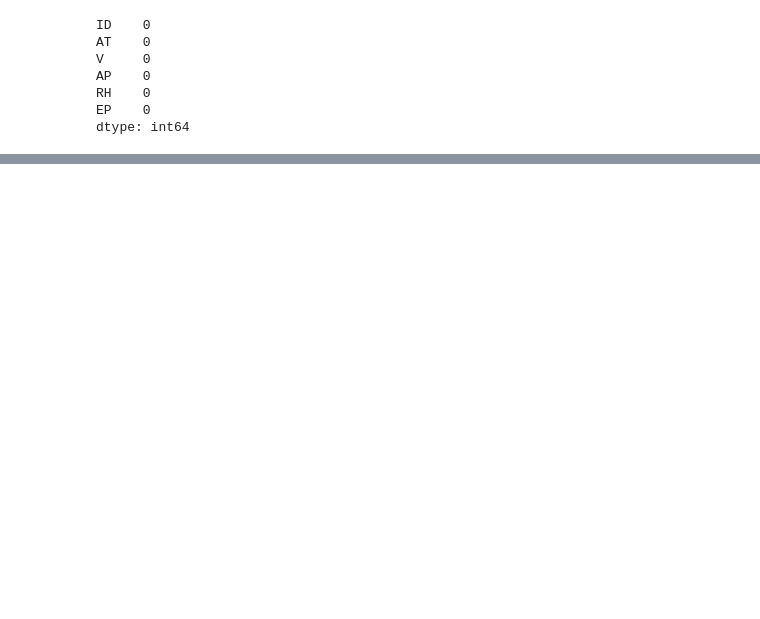
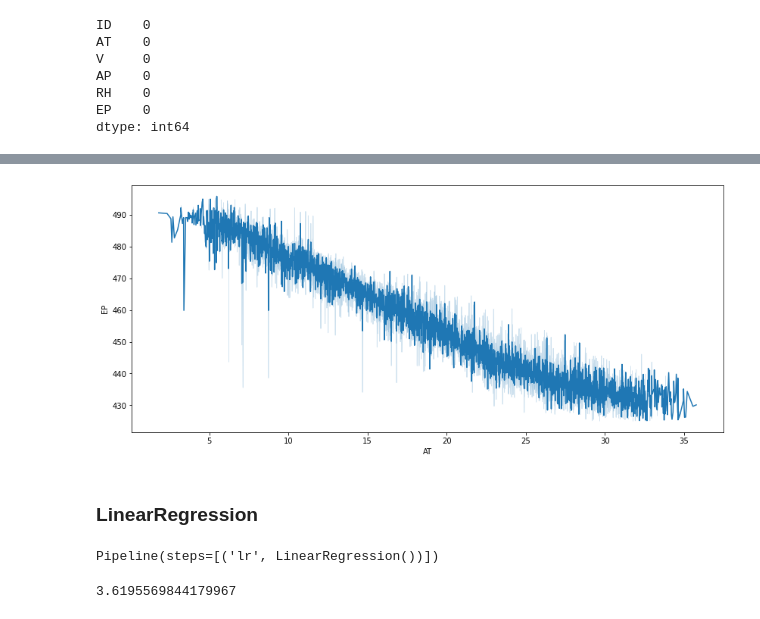
Before and after one commit to kajanan1212/EP-Predictor, a Jupyter notebook: EP-Predictor.ipynb, the cells around one changed output, grey strips where cells are left out. Cells and saved outputs as stored; diff of their text form; code cells hidden in the pictures; blank space fills up the shorter version.

```diff
--- a/EP-Predictor.ipynb
+++ b/EP-Predictor.ipynb
@@ -70,0 +99,6 @@ dtype: int64
+# %%
+plt.figure(figsize=(14, 6))
+sns.lineplot(data=train_df, x=train_df.AT, y=train_df.EP)
+plt.show()
+# %% [output]
+[figure, added]
@@ -70,0 +108,2 @@ dtype: int64
+# %% [markdown]
+### LinearRegression
@@ -70,0 +112,9 @@ dtype: int64
+# %%
+pipe_lr.fit(train_X, train_y)
+# %% [output]
+Pipeline(steps=[('lr', LinearRegression())])
+# %%
+predicted_train_y = pipe_lr.predict(train_X)
+mean_absolute_error(train_y, predicted_train_y)
+# %% [output]
+3.6195569844179967
```
Also changed, not shown: parts of 19 cells of this notebook, 3 other files.
